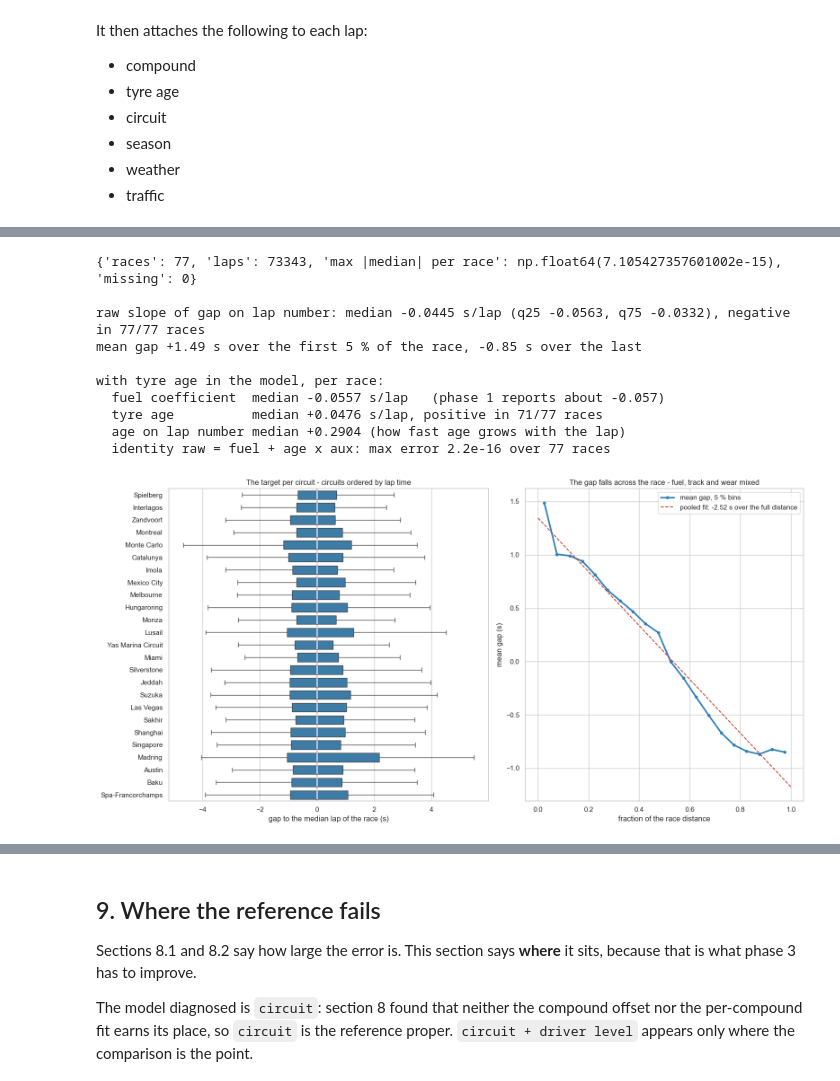
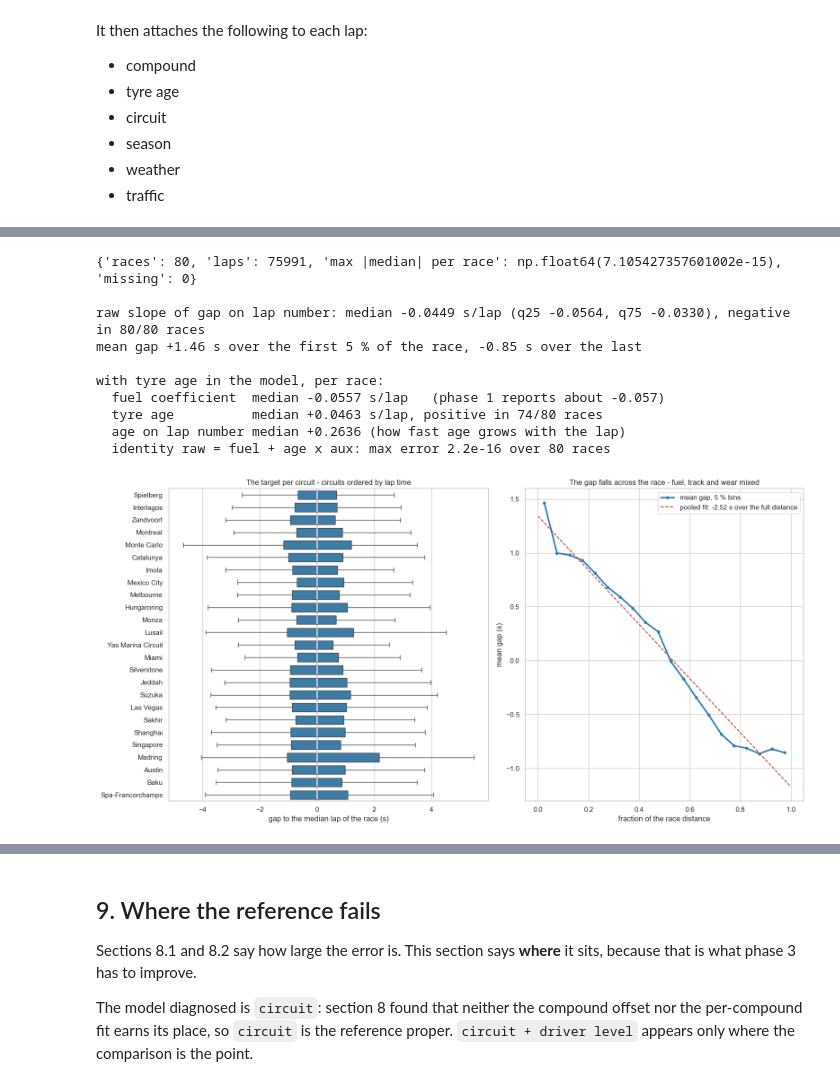
Before and after one commit to NathanLeDev/formula1-stint-optimizer, a Jupyter notebook: app/02-baseline.ipynb, the cells around one changed output, grey strips where cells are left out. Saved outputs shown, nothing was run; the diff lists cells and outputs as text; code cells hidden in the pictures.

Commit message:
feat(fix): fix onto cache races, fix about the different figures, 3 races were missing because of the cache

```diff
--- a/app/02-baseline.ipynb
+++ b/app/02-baseline.ipynb
@@ -219,10 +219,10 @@ The cell below prints both sides of it. So the check at this point is that the r
 # %%
 print(f1data.check_target(base))
 
-# Where in the race each lap falls. The distance is the highest lap number of the race in the raw
-# table, not in `base`: the cleaning removes laps, and the last lap is often one of them.
-distance = raw.laps.groupby("session_key")["lap_number"].max()
-base["race_frac"] = base["lap_number"] / base["session_key"].map(distance)
+# Where in the race each lap falls, from `baseline.race_fraction()`. The column itself is added
+# to the table in section 6 by `add_features()`; here a local Series does the plot, so the formula
+# is written in one place only and the two cannot drift apart.
+frac = baseline.race_fraction(base, raw)
 
 order = base.groupby("circuit")["lap_duration"].median().sort_values().index
 
@@ -240,14 +240,14 @@ axes[0].set(title="The target per circuit - circuits ordered by lap time",
 # trend nets fuel burn and the improving track against tyre wear; it is not a fuel measurement.
 slope = base.groupby("session_key").apply(
     lambda x: np.polyfit(x["lap_number"], x["gap"], 1)[0], include_groups=False)
-binned = base.groupby(pd.cut(base["race_frac"], np.arange(0, 1.001, 0.05)),
+binned = base.groupby(pd.cut(frac, np.arange(0, 1.001, 0.05)),
                       observed=True)["gap"].agg(["mean", "size"])
 centres = [i.mid for i in binned.index]
 
 axes[1].axhline(0, color="#9a9a9a", lw=0.8, ls=":", zorder=0)
 axes[1].plot(centres, binned["mean"], color="#2c7fb8", lw=2.5, marker="o", ms=4,
              label="mean gap, 5 % bins")
-fit = np.polyfit(base["race_frac"], base["gap"], 1)
+fit = np.polyfit(frac, base["gap"], 1)
 axes[1].plot([0, 1], np.polyval(fit, [0, 1]), color="#c0392b", lw=1.4, ls="--",
              label=f"pooled fit: {fit[0]:+.2f} s over the full distance")
 axes[1].set(title="The gap falls across the race - fuel, track and wear mixed",
@@ -261,40 +261,40 @@ print(f"raw slope of gap on lap number: median {slope.median():+.4f} s/lap "
       f"(q25 {slope.quantile(0.25):+.4f}, q75 {slope.quantile(0.75):+.4f}), "
       f"negative in {(slope < 0).sum()}/{len(slope)} races")
 print(f"mean gap {binned['mean'].iloc[0]:+.2f} s over the first 5 % of the race, "
       f"{binned['mean'].iloc[-1]:+.2f} s over the last")
 
 # The slope above is not the fuel coefficient. Tyre age grows with lap number, so a slope fitted
 # without an age term nets fuel against wear. Fitting both separates them, and the identity
 # printed last shows the two numbers are one measurement read two ways.
 def fuel_and_wear(x):
     X = np.column_stack([np.ones(len(x)), x["lap_number"], x["age"]])
     coef = np.linalg.lstsq(X, x["gap"].to_numpy(float), rcond=None)[0]
     return pd.Series({"fuel": coef[1], "age": coef[2],
                       "aux": np.polyfit(x["lap_number"], x["age"], 1)[0]})
 
 
 parts = base.groupby("session_key").apply(fuel_and_wear, include_groups=False)
 print()
 print(f"with tyre age in the model, per race:")
 print(f"  fuel coefficient  median {parts['fuel'].median():+.4f} s/lap   "
       f"(phase 1 reports about -0.057)")
 print(f"  tyre age          median {parts['age'].median():+.4f} s/lap, positive in "
       f"{(parts['age'] > 0).sum()}/{len(parts)} races")
 print(f"  age on lap number median {parts['aux'].median():+.4f} (how fast age grows with the lap)")
 residual = (parts["fuel"] + parts["age"] * parts["aux"] - slope).abs().max()
 print(f"  identity raw = fuel + age x aux: max error {residual:.1e} over {len(parts)} races")
 # %% [output]
-{'races': 77, 'laps': 73343, 'max |median| per race': np.float64(7.105427357601002e-15), 'missing': 0}
+{'races': 80, 'laps': 75991, 'max |median| per race': np.float64(7.105427357601002e-15), 'missing': 0}
 
-raw slope of gap on lap number: median -0.0445 s/lap (q25 -0.0563, q75 -0.0332), negative in 77/77 races
-mean gap +1.49 s over the first 5 % of the race, -0.85 s over the last
+raw slope of gap on lap number: median -0.0449 s/lap (q25 -0.0564, q75 -0.0330), negative in 80/80 races
+mean gap +1.46 s over the first 5 % of the race, -0.85 s over the last
 
 with tyre age in the model, per race:
   fuel coefficient  median -0.0557 s/lap   (phase 1 reports about -0.057)
-  tyre age          median +0.0476 s/lap, positive in 71/77 races
-  age on lap number median +0.2904 (how fast age grows with the lap)
-  identity raw = fuel + age x aux: max error 2.2e-16 over 77 races
+  tyre age          median +0.0463 s/lap, positive in 74/80 races
+  age on lap number median +0.2636 (how fast age grows with the lap)
+  identity raw = fuel + age x aux: max error 2.2e-16 over 80 races
-[figure, old version]
+[figure, new version]
 # %% [markdown]
 ### The reference is never recomputed on a subset
 
```
Also changed, not shown: parts of 24 cells of this notebook, 7 other files.
